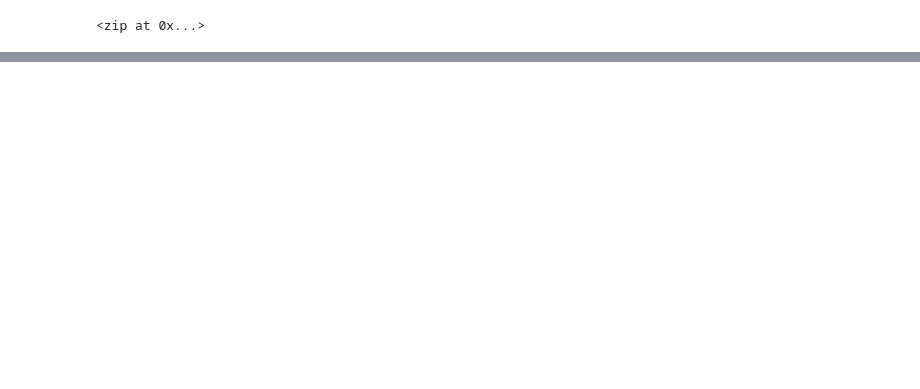
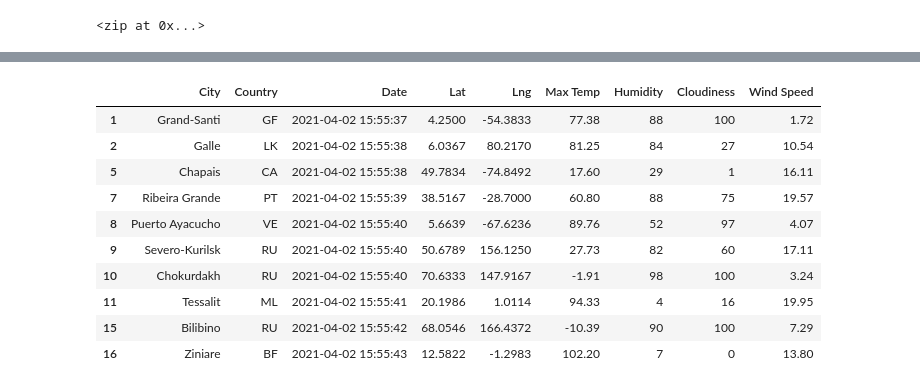
Before and after one commit to a-memme/World_Weather_Analysis, a Jupyter notebook: Analysis/WeatherPy.ipynb, the cells around one changed output, grey strips where cells are left out. Drawn from its saved outputs; the diff is of its cells as text; code cells hidden in the pictures; blank space fills up the shorter version.

```diff
--- a/Analysis/WeatherPy.ipynb
+++ b/Analysis/WeatherPy.ipynb
@@ -301,0 +341,16 @@ plt.show()
+# %%
+# Northern Hemisphere Data
+northern_hemi_df = city_data_df.loc[(city_data_df["Lat"] >= 0)]
+northern_hemi_df.head(10)
+# %% [output]
+|  | City | Country | Date | Lat | Lng | Max Temp | Humidity | Cloudiness | Wind Speed |
+| 1 | Grand-Santi | GF | 2021-04-02 15:55:37 | 4.2500 | -54.3833 | 77.38 | 88 | 100 | 1.72 |
+| 2 | Galle | LK | 2021-04-02 15:55:38 | 6.0367 | 80.2170 | 81.25 | 84 | 27 | 10.54 |
+| 5 | Chapais | CA | 2021-04-02 15:55:38 | 49.7834 | -74.8492 | 17.60 | 29 | 1 | 16.11 |
+| 7 | Ribeira Grande | PT | 2021-04-02 15:55:39 | 38.5167 | -28.7000 | 60.80 | 88 | 75 | 19.57 |
+| 8 | Puerto Ayacucho | VE | 2021-04-02 15:55:40 | 5.6639 | -67.6236 | 89.76 | 52 | 97 | 4.07 |
+| 9 | Severo-Kurilsk | RU | 2021-04-02 15:55:40 | 50.6789 | 156.1250 | 27.73 | 82 | 60 | 17.11 |
+| 10 | Chokurdakh | RU | 2021-04-02 15:55:40 | 70.6333 | 147.9167 | -1.91 | 98 | 100 | 3.24 |
+| 11 | Tessalit | ML | 2021-04-02 15:55:41 | 20.1986 | 1.0114 | 94.33 | 4 | 16 | 19.95 |
+| 15 | Bilibino | RU | 2021-04-02 15:55:42 | 68.0546 | 166.4372 | -10.39 | 90 | 100 | 7.29 |
+| 16 | Ziniare | BF | 2021-04-02 15:55:43 | 12.5822 | -1.2983 | 102.20 | 7 | 0 | 13.80 |
```
Also changed, not shown: parts of 27 cells of this notebook, 5 other files.
